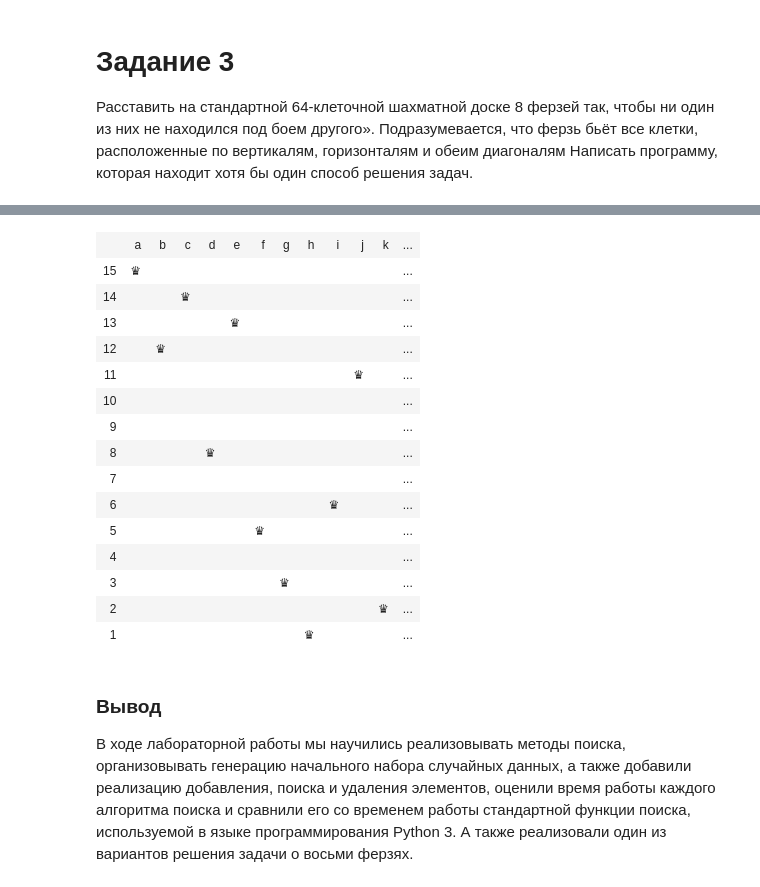
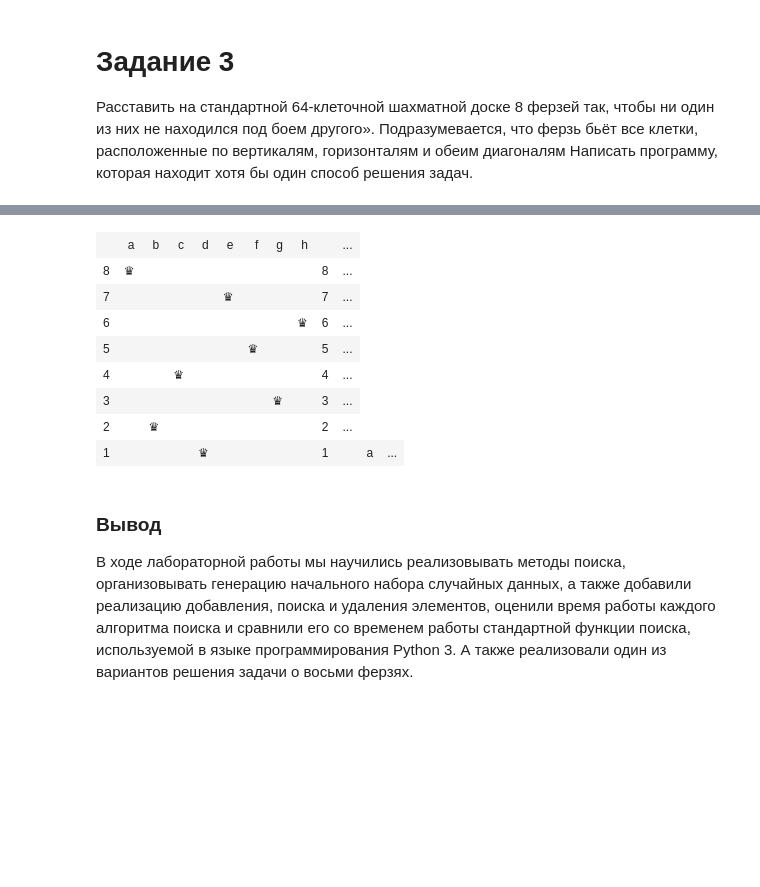
Before and after one commit to youngflexxxer/siaod, a Jupyter notebook: lab4.ipynb, the cells around one changed output, grey strips where cells are left out. Cells and saved outputs as stored; diff of their text form; code cells hidden in the pictures; blank space fills up the shorter version.

```diff
--- a/lab4.ipynb
+++ b/lab4.ipynb
@@ -453,20 +443,20 @@ if k=="y":
 # %%
 from IPython.display import HTML, display
 # %%
-def tag(x, color='white'):
+def tag(x, color='darkred'):
     return f'<td style="width:24px;height:24px;text-align:center;" bgcolor="{color}">{x}</td>'
-th = ''.join(map(tag, ' abcdefghijklmno '))
+th = ''.join(map(tag, ' abcdefgh '))
 def chessboard(data):
     row = lambda i: ''.join([
-        tag('<span style="font-size:24px">♛</span>' * v,
-            color='white' if (i+j+1)%2 else 'silver')
+        tag('<span style="font-size:24px; color:red;">♛</span>' * v,
+            color='black' if (i+j+1)%2 else 'white')
         for j, v in enumerate(data[i])])
-    tb = ''.join([f'<tr>{tag(15-i)}{row(i)}{tag(15-i)}</tr>' for i in range(len(data))])
+    tb = ''.join([f'<tr>{tag(8-i)}{row(i)}{tag(8-i)}</tr>' for i in range(len(data))])
     return HTML(f'<table>{th}{tb}{th}</table>')
 # %%
 # создаю пустую доску
 # это матрица 8 на 8, где нулевые значения означают пустоту, а единицы - ферзя
-arr = [[0] * 15 for i in range(15)]
+arr = [[0] * 8 for i in range(8)]
 arr[1][2] = 1
 chessboard(arr)
 # %% [output]
@@ -489,46 +472,39 @@ chessboard(arr)
 # %%
 def check_place(rows, row, column):
     #Проверяет, если board[column][row] под атакой других ферзей
     for i in range(row):
         if rows[i] == column or \
             rows[i] - i == column - row or \
             rows[i] + i == column + row:
             return False
     return True
 
 total_shown = 0
-def put_queen(rows=[0]*15, row=0):
+def put_queen(rows=[0]*8, row=0):
     #Пытается подобрать место для ферзя, которое не находится под атакой других
-    if row == 15: # мы уместили всех 15 ферзей и можем показать доску
-        arr = [[0] * 15 for i in range(15)]
+    if row == 8: # мы уместили всех 15 ферзей и можем показать доску
+        arr = [[0] * 8 for i in range(8)]
         for row, column in enumerate(rows):
             arr[row][column] = 1
         return chessboard(arr)
     else:
-        for column in range(15):
+        for column in range(8):
             if check_place(rows, row, column):
                 rows[row] = column
                 board = put_queen(rows, row + 1)
                 if board: return board
 
 put_queen()
 # %% [output]
-|  | a | b | c | d | e | f | g | h | i | j | k | ... |
-| 15 | ♛ |  |  |  |  |  |  |  |  |  |  | ... |
-| 14 |  |  | ♛ |  |  |  |  |  |  |  |  | ... |
-| 13 |  |  |  |  | ♛ |  |  |  |  |  |  | ... |
-| 12 |  | ♛ |  |  |  |  |  |  |  |  |  | ... |
-| 11 |  |  |  |  |  |  |  |  |  | ♛ |  | ... |
-| 10 |  |  |  |  |  |  |  |  |  |  |  | ... |
-| 9 |  |  |  |  |  |  |  |  |  |  |  | ... |
-| 8 |  |  |  | ♛ |  |  |  |  |  |  |  | ... |
-| 7 |  |  |  |  |  |  |  |  |  |  |  | ... |
-| 6 |  |  |  |  |  |  |  |  | ♛ |  |  | ... |
-| 5 |  |  |  |  |  | ♛ |  |  |  |  |  | ... |
-| 4 |  |  |  |  |  |  |  |  |  |  |  | ... |
-| 3 |  |  |  |  |  |  | ♛ |  |  |  |  | ... |
-| 2 |  |  |  |  |  |  |  |  |  |  | ♛ | ... |
-| 1 |  |  |  |  |  |  |  | ♛ |  |  |  | ... |
+|  | a | b | c | d | e | f | g | h |  | ... |
+| 8 | ♛ |  |  |  |  |  |  |  | 8 | ... |
+| 7 |  |  |  |  | ♛ |  |  |  | 7 | ... |
+| 6 |  |  |  |  |  |  |  | ♛ | 6 | ... |
+| 5 |  |  |  |  |  | ♛ |  |  | 5 | ... |
+| 4 |  |  | ♛ |  |  |  |  |  | 4 | ... |
+| 3 |  |  |  |  |  |  | ♛ |  | 3 | ... |
+| 2 |  | ♛ |  |  |  |  |  |  | 2 | ... |
+| 1 |  |  |  | ♛ |  |  |  |  | 1 |  | a | ... |
 # %% [markdown]
 ### Вывод
 В ходе лабораторной работы мы научились реализовывать методы поиска, организовывать генерацию начального набора случайных данных, а также добавили реализацию добавления, поиска и удаления элементов, оценили время работы каждого алгоритма поиска и сравнили его со временем работы стандартной функции поиска, используемой в языке программирования Python 3. А также реализовали один из вариантов решения задачи о восьми ферзях.
```
Also changed, not shown: parts of 6 cells of this notebook.
